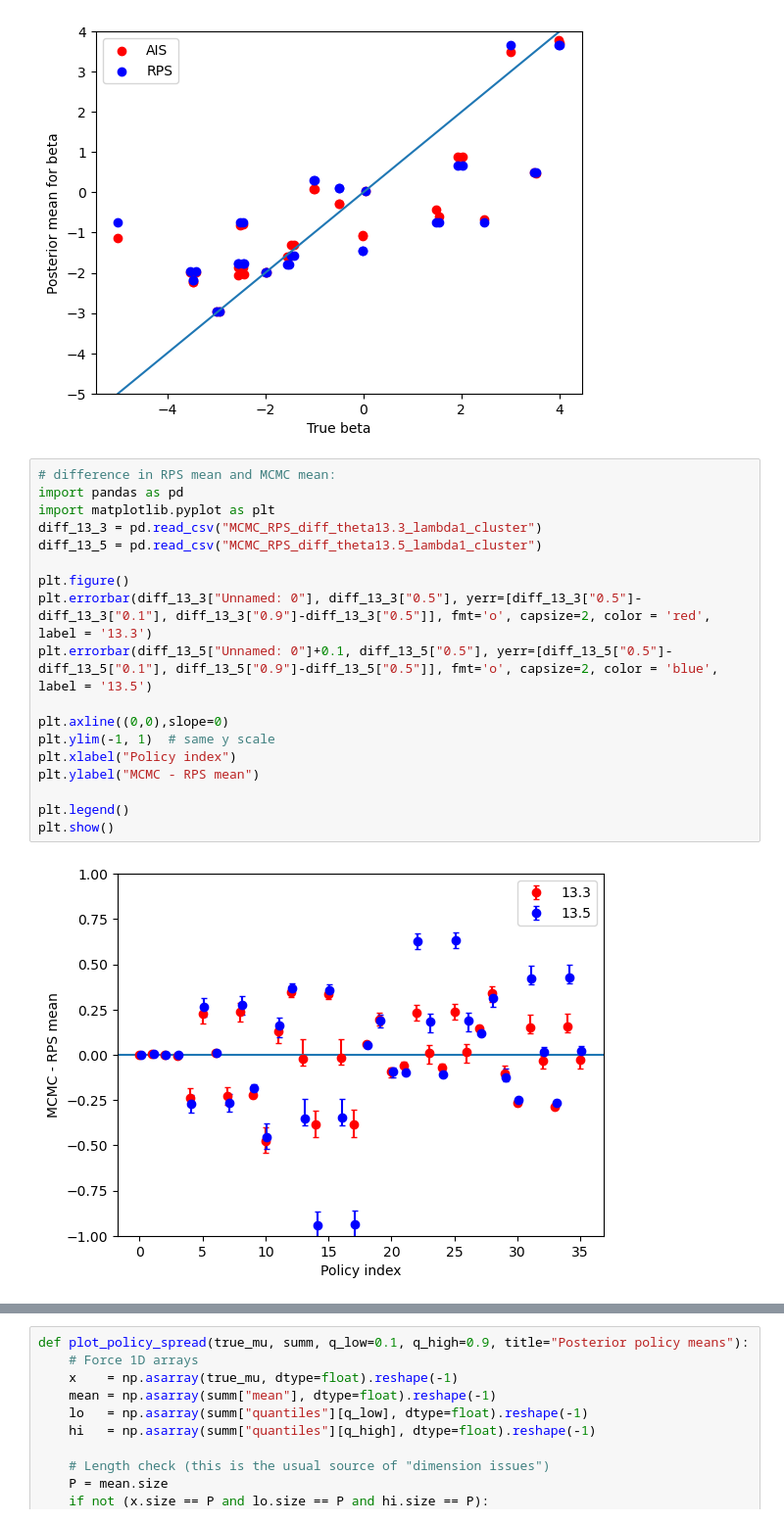
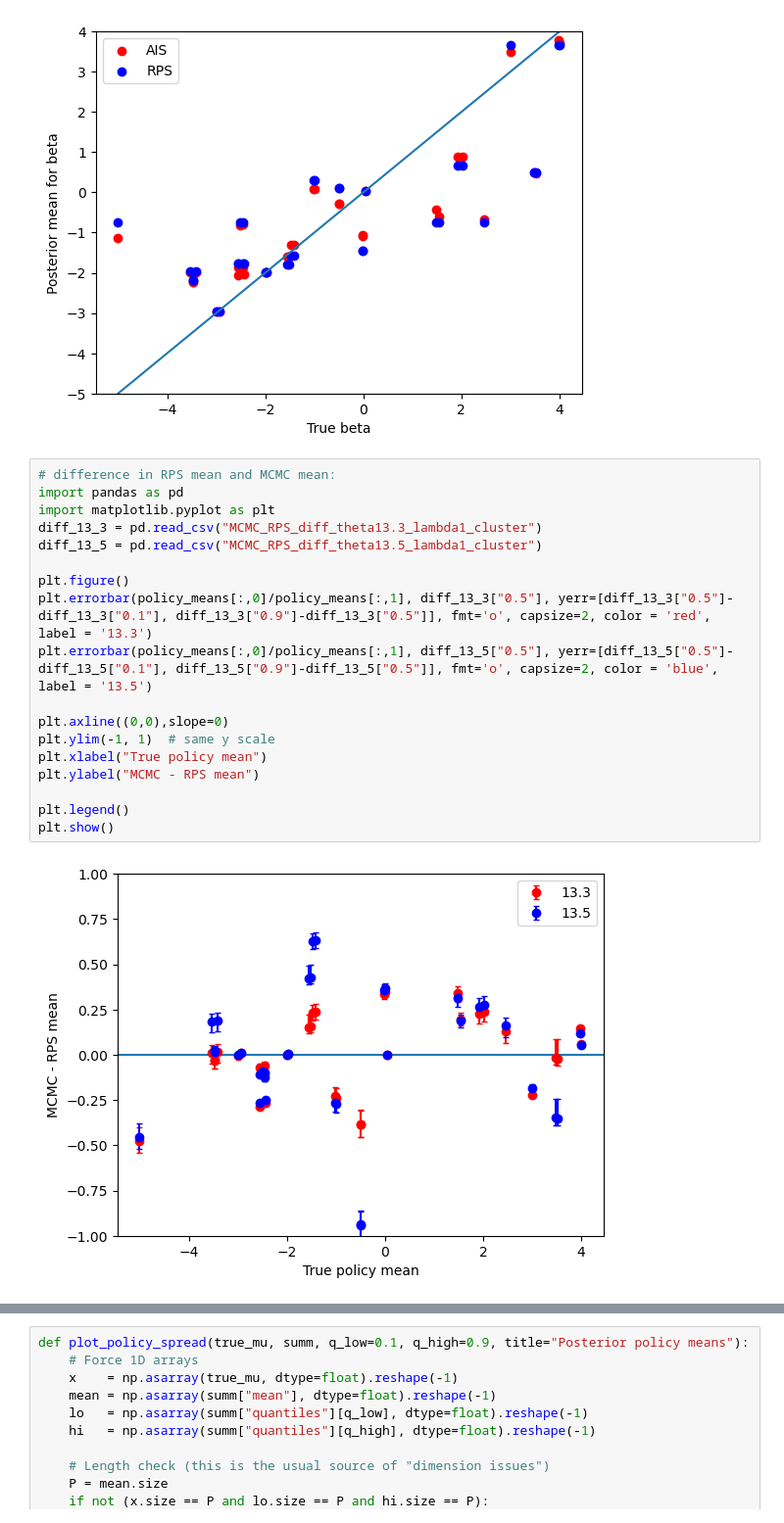
Before and after one commit to fyy2025/RHS-X, a Jupyter notebook: Code/experiment.ipynb, the cells around one changed output, grey strips where cells are left out. Shown at 98% size. Cells and saved outputs as stored; diff of their text form.

```diff
--- a/Code/experiment.ipynb
+++ b/Code/experiment.ipynb
@@ -499,20 +499,20 @@ plt.show()
 # %%
 # difference in RPS mean and MCMC mean:
 import pandas as pd
 import matplotlib.pyplot as plt
 diff_13_3 = pd.read_csv("MCMC_RPS_diff_theta13.3_lambda1_cluster")
 diff_13_5 = pd.read_csv("MCMC_RPS_diff_theta13.5_lambda1_cluster")
 
 plt.figure()
-plt.errorbar(diff_13_3["Unnamed: 0"], diff_13_3["0.5"], yerr=[diff_13_3["0.5"]-diff_13_3["0.1"], diff_13_3["0.9"]-diff_13_3["0.5"]], fmt='o', capsize=2, color = 'red', label = '13.3')
-plt.errorbar(diff_13_5["Unnamed: 0"]+0.1, diff_13_5["0.5"], yerr=[diff_13_5["0.5"]-diff_13_5["0.1"], diff_13_5["0.9"]-diff_13_5["0.5"]], fmt='o', capsize=2, color = 'blue', label = '13.5')
+plt.errorbar(policy_means[:,0]/policy_means[:,1], diff_13_3["0.5"], yerr=[diff_13_3["0.5"]-diff_13_3["0.1"], diff_13_3["0.9"]-diff_13_3["0.5"]], fmt='o', capsize=2, color = 'red', label = '13.3')
+plt.errorbar(policy_means[:,0]/policy_means[:,1], diff_13_5["0.5"], yerr=[diff_13_5["0.5"]-diff_13_5["0.1"], diff_13_5["0.9"]-diff_13_5["0.5"]], fmt='o', capsize=2, color = 'blue', label = '13.5')
 
 plt.axline((0,0),slope=0)
 plt.ylim(-1, 1)  # same y scale
-plt.xlabel("Policy index")
+plt.xlabel("True policy mean")
 plt.ylabel("MCMC - RPS mean")
 
 plt.legend()
 plt.show()
 # %% [output]
-[figure, old version]
+[figure, new version]
```
Also changed, not shown: parts of 2 cells of this notebook, 2 other files.
